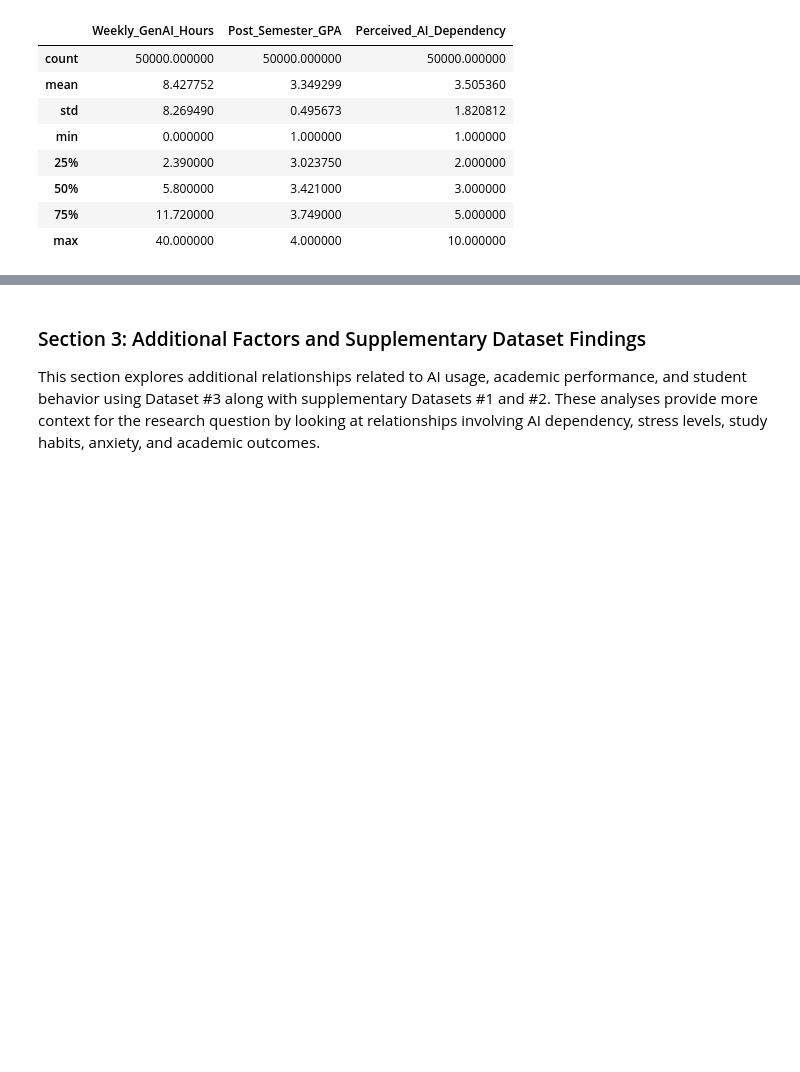
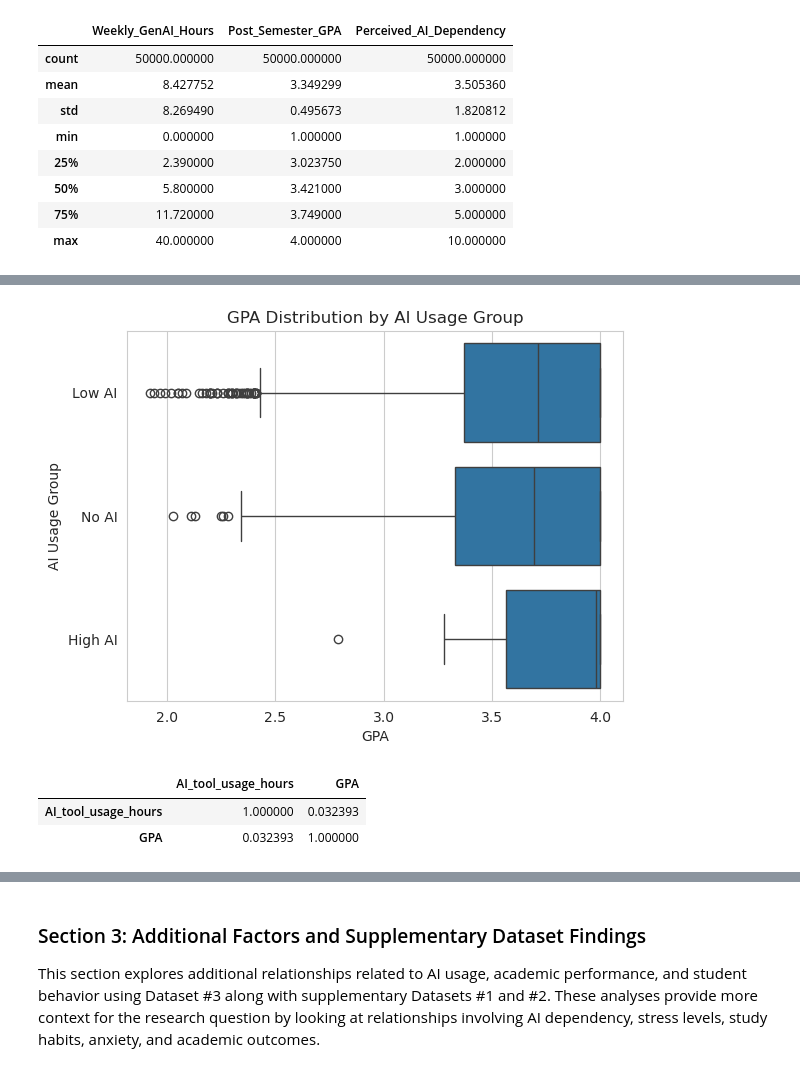
Before and after one commit to COGS108/Group-SP26-087, a Jupyter notebook: 02-EDACheckpoint.ipynb, the cells around one changed output, grey strips where cells are left out. Drawn from its saved outputs; the diff is of its cells as text; code cells hidden in the pictures; blank space fills up the shorter version.

```diff
--- a/02-EDACheckpoint.ipynb
+++ b/02-EDACheckpoint.ipynb
@@ -505,0 +503,11 @@ Some more words and stuff.  Remember notebooks work best if you interleave the c
+# %%
+# Separating data into respected AI-use groups
+def ai_group(hours):
+    if hours == 0:
+        return 'No AI'
+    elif hours <= 4:
+        return 'Low AI'
+    else:
+        return 'High AI'
+
+df2['AI_Group'] = df2['AI_tool_usage_hours'].apply(ai_group)
@@ -505,0 +519,17 @@ Some more words and stuff.  Remember notebooks work best if you interleave the c
+# %%
+# Comparing AI usage groups with GPA
+sns.boxplot(y='AI_Group', x='GPA', data=df2)
+
+plt.title('GPA Distribution by AI Usage Group')
+plt.ylabel('AI Usage Group')
+plt.xlabel('GPA')
+
+plt.show()
+
+# Measuring linear relationships between AI usage groups with GPA
+df2[['AI_tool_usage_hours', 'GPA']].corr()
+# %% [output]
+[figure, added]
+|  | AI_tool_usage_hours | GPA |
+| AI_tool_usage_hours | 1.000000 | 0.032393 |
+| GPA | 0.032393 | 1.000000 |
```
Also changed, not shown: parts of 14 cells of this notebook.
